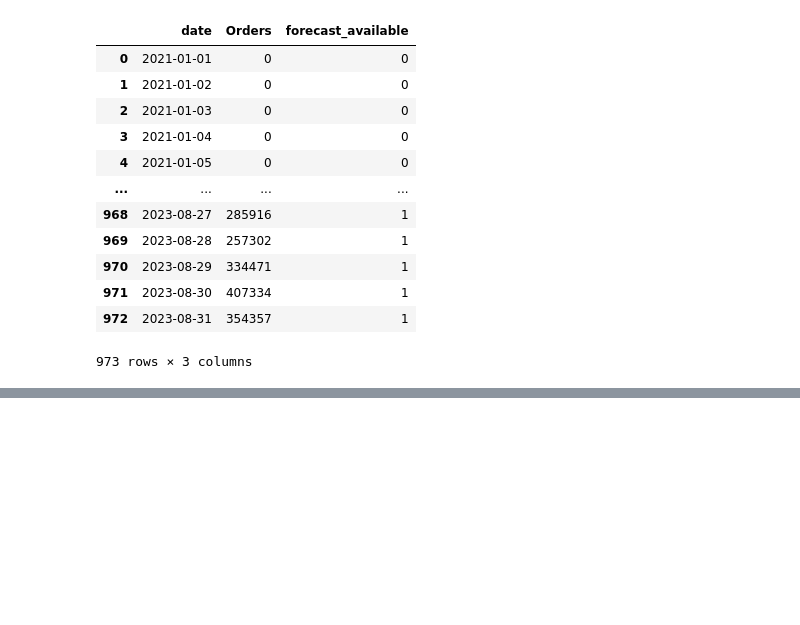
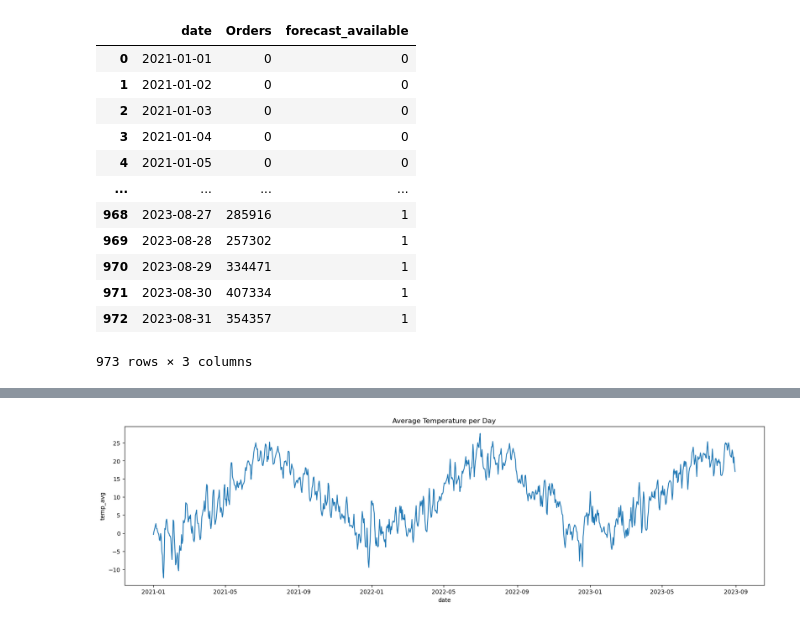
Before and after one commit to andrii-zapukhlyi/inpost_optimizing, a Jupyter notebook: inpost_forecast.ipynb, the cells around one changed output, grey strips where cells are left out. Drawn from its saved outputs; the diff is of its cells as text; code cells hidden in the pictures; blank space fills up the shorter version.

```diff
--- a/inpost_forecast.ipynb
+++ b/inpost_forecast.ipynb
@@ -600,0 +645,16 @@ df3
+# %%
+
+df4 = df4.rename(columns = {"Nazwa stacji": "city",
+                            "Rok": "year",
+                            "Miesiac": "month",
+                            "Dzien": "day",
+                            "Maksymalna temperatura dobowa": "temp_max",
+                            "Minimalna temperatura dobowa": "temp_min",
+                            "Srednia temperatura dobowa": "temp_avg",
+                            "Suma dobowa opadow [mm]": "total_rainfall",
+                            "Pokrywa sniegu [cm]": "snow_cover",
+                            })
+
+df4['date'] = pd.to_datetime(df4[['year', 'month', 'day']])
+df4 = df4.drop(["year", "month", "day"], axis = 1)
+df4 = df4.sort_values(by = "date").reset_index(drop = True)
@@ -600,0 +740,7 @@ df3
+# %%
+plt.figure(figsize=(20, 5))
+sns.lineplot(x=df4.date, y=df4.temp_avg)
+plt.title("Average Temperature per Day")
+plt.show()
+# %% [output]
+[figure, added]
```
Also changed, not shown: parts of 29 cells of this notebook, 1 other file.
